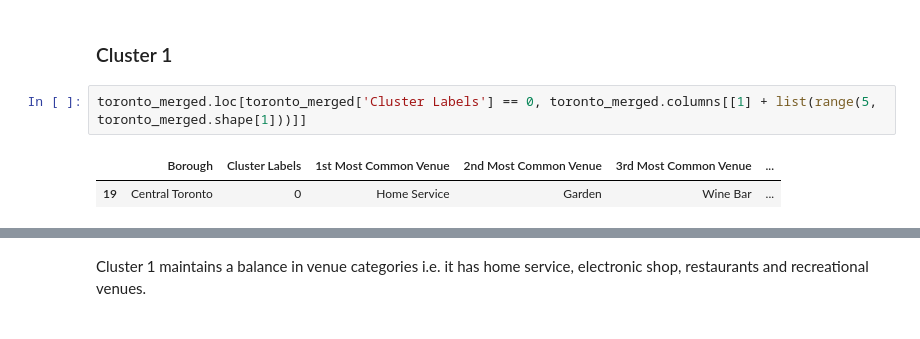
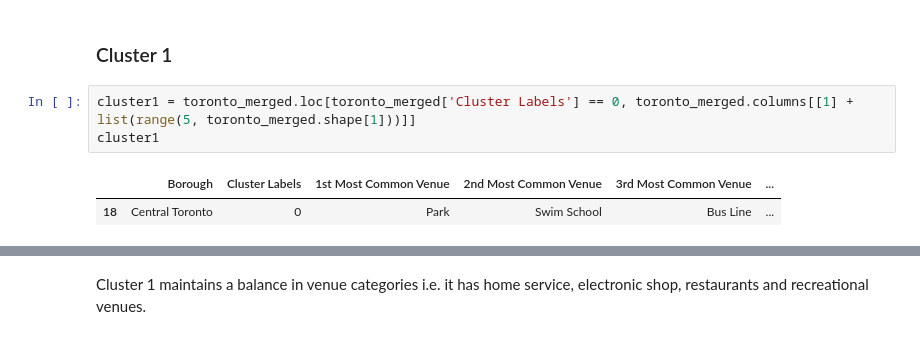
Before and after one commit to Sneha7119/Coursera_Capstone, a Jupyter notebook: Neighborhood Clusters in Toronto.ipynb, the cells around one changed output, grey strips where cells are left out. Drawn from its saved outputs; the diff is of its cells as text.

```diff
--- a/Neighborhood Clusters in Toronto.ipynb
+++ b/Neighborhood Clusters in Toronto.ipynb
@@ -518,7 +543,8 @@ Now, we can examine each cluster and determine the discriminating venue categori
 # %% [markdown]
 ### Cluster 1
 # %%
-toronto_merged.loc[toronto_merged['Cluster Labels'] == 0, toronto_merged.columns[[1] + list(range(5, toronto_merged.shape[1]))]]
+cluster1 = toronto_merged.loc[toronto_merged['Cluster Labels'] == 0, toronto_merged.columns[[1] + list(range(5, toronto_merged.shape[1]))]]
+cluster1
 # %% [output]
 |  | Borough | Cluster Labels | 1st Most Common Venue | 2nd Most Common Venue | 3rd Most Common Venue | ... |
-| 19 | Central Toronto | 0 | Home Service | Garden | Wine Bar | ... |
+| 18 | Central Toronto | 0 | Park | Swim School | Bus Line | ... |
```
Also changed, not shown: parts of 21 cells of this notebook.
